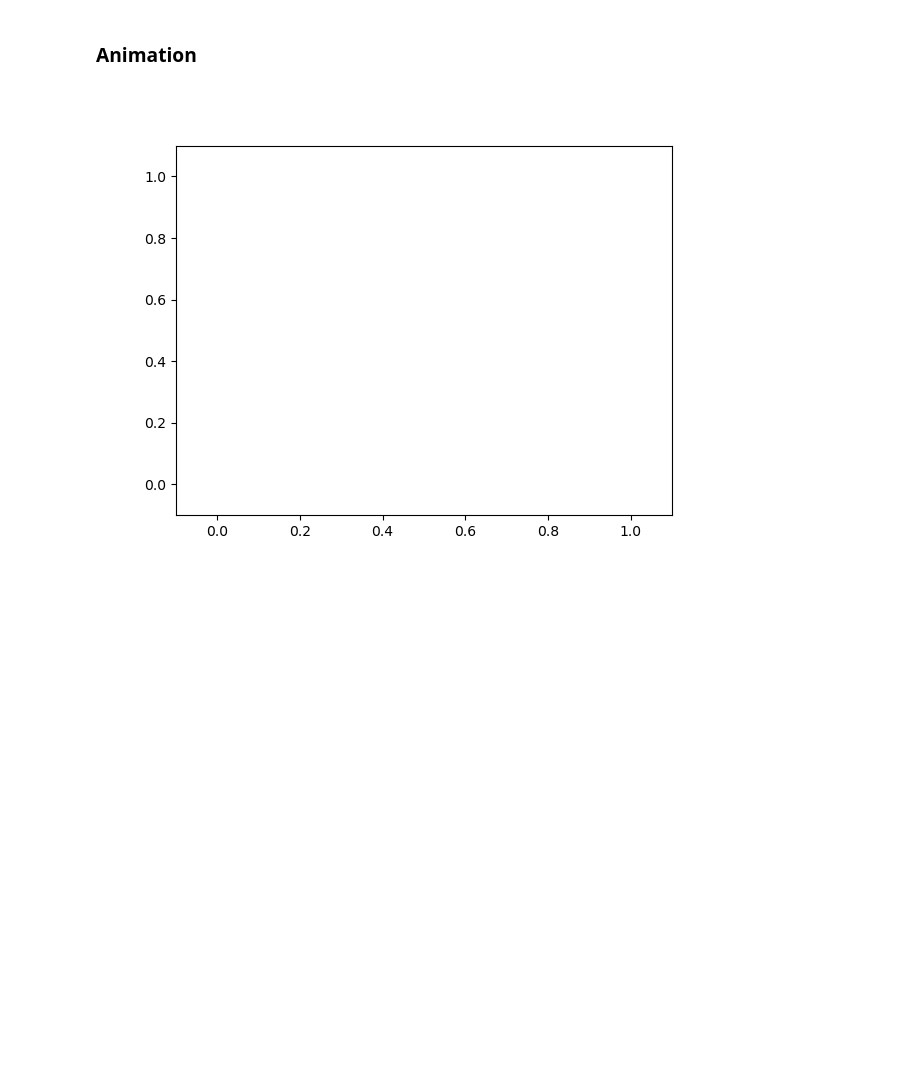
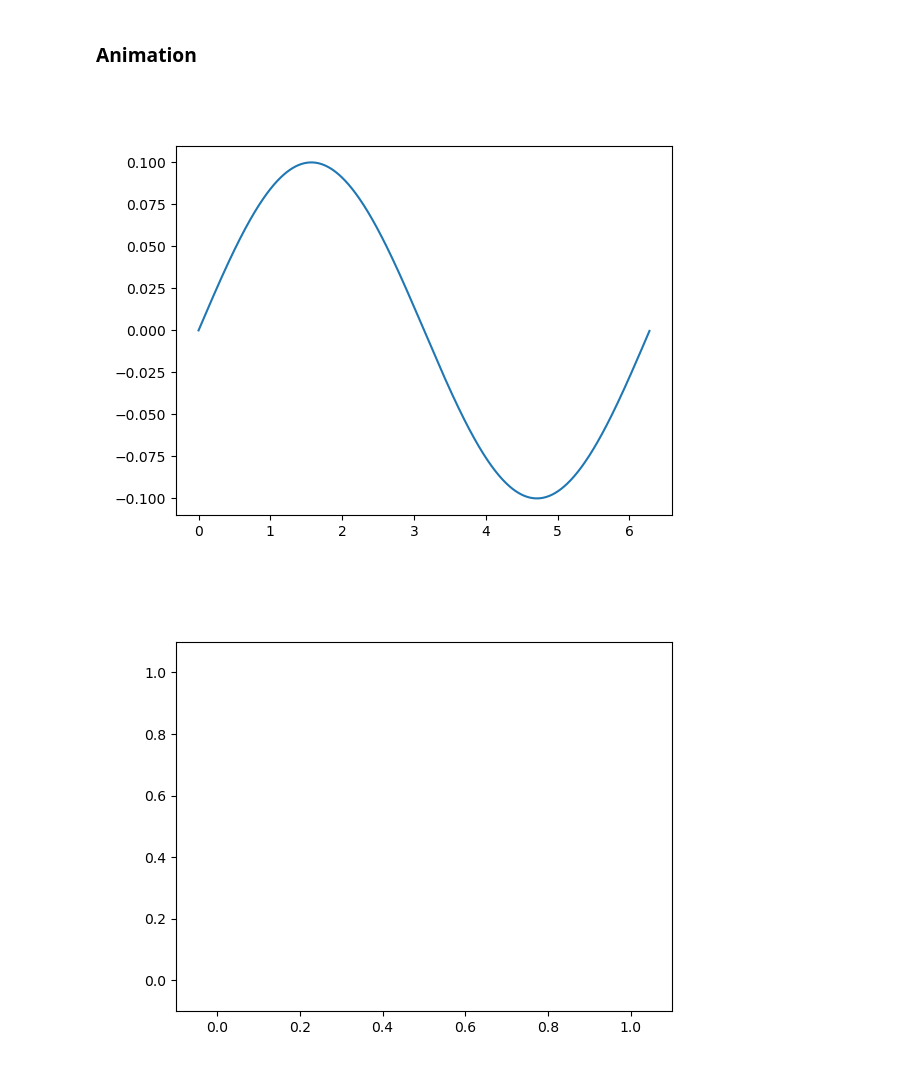
Before and after one commit to Polatucha16/collective_dynamics_lab, a Jupyter notebook: 05 Matplotlib.ipynb, the cells around one changed output. Saved outputs shown, nothing was run; the diff lists cells and outputs as text; code cells hidden in the pictures; blank space fills up the shorter version.

```diff
--- a/05 Matplotlib.ipynb
+++ b/05 Matplotlib.ipynb
@@ -247,34 +246,36 @@ plt.show()
         https://matplotlib.org/stable/gallery/animation/simple_anim.html
     """
 import numpy as np
 import matplotlib.pyplot as plt
 import matplotlib.animation as animation
 
 fig, ax = plt.subplots()
 
 x = np.arange(0, 2*np.pi, 0.01)
 line, = ax.plot(x, np.sin(x)*0.1)
 
 
 def animate(i):
     line.set_ydata(np.sin(x + i / 50))  # update the data.
     return line,
 
 
 ani = animation.FuncAnimation(
-    fig, animate, interval=20, blit=True, save_count=50)
+    fig, animate, interval=20, save_count=50, blit=True)
 
 # To save the animation, use e.g.
 #
 # ani.save("movie.mp4")
 #
 # or
 #
 # writer = animation.FFMpegWriter(
 #     fps=15, metadata=dict(artist='Me'), bitrate=1800)
 # ani.save("movie.mp4", writer=writer)
 
 plt.show()
+# %% [output]
+[figure, added]
 # %%
 """ Change the example to fit our problem """
 import numpy as np
```
Also changed, not shown: parts of 5 cells of this notebook.
